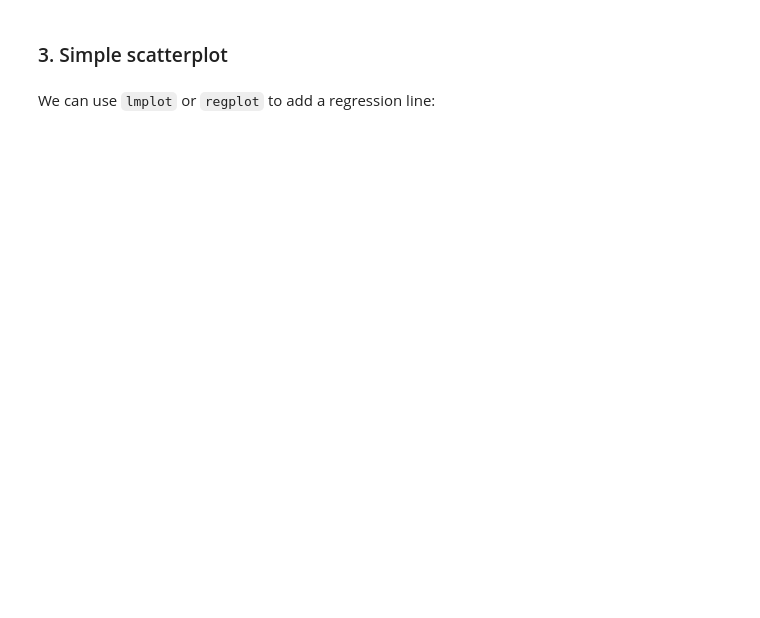
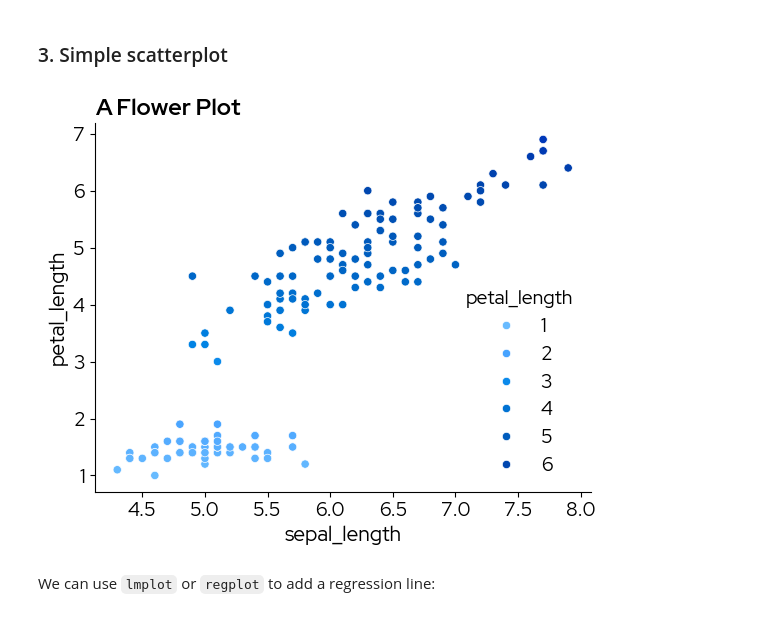
Before and after one commit to lizard-bio/nature-grade-visualization-playground, a Jupyter notebook: BioLizardStylePython/docs/example.ipynb, the cells around one changed output. Saved outputs shown, nothing was run; the diff lists cells and outputs as text; code cells hidden in the pictures; blank space fills up the shorter version.

Commit message:
adjust python color palettes

```diff
--- a/BioLizardStylePython/docs/example.ipynb
+++ b/BioLizardStylePython/docs/example.ipynb
@@ -311,13 +376,15 @@ plt.show()
 # %%
 sns.scatterplot(
     data,
     x="sepal_length",
     y="petal_length",
     hue="petal_length",
-    palette="l_viridis_pal",
+    palette="biolizard_sequential_pal",
 )
 plt.title("A Flower Plot")
 plt.show()
+# %% [output]
+[figure, added]
 # %% [markdown]
 We can use `lmplot` or `regplot` to add a regression line:
 # %%
```
Also changed, not shown: parts of 40 cells of this notebook, 5 other files.
